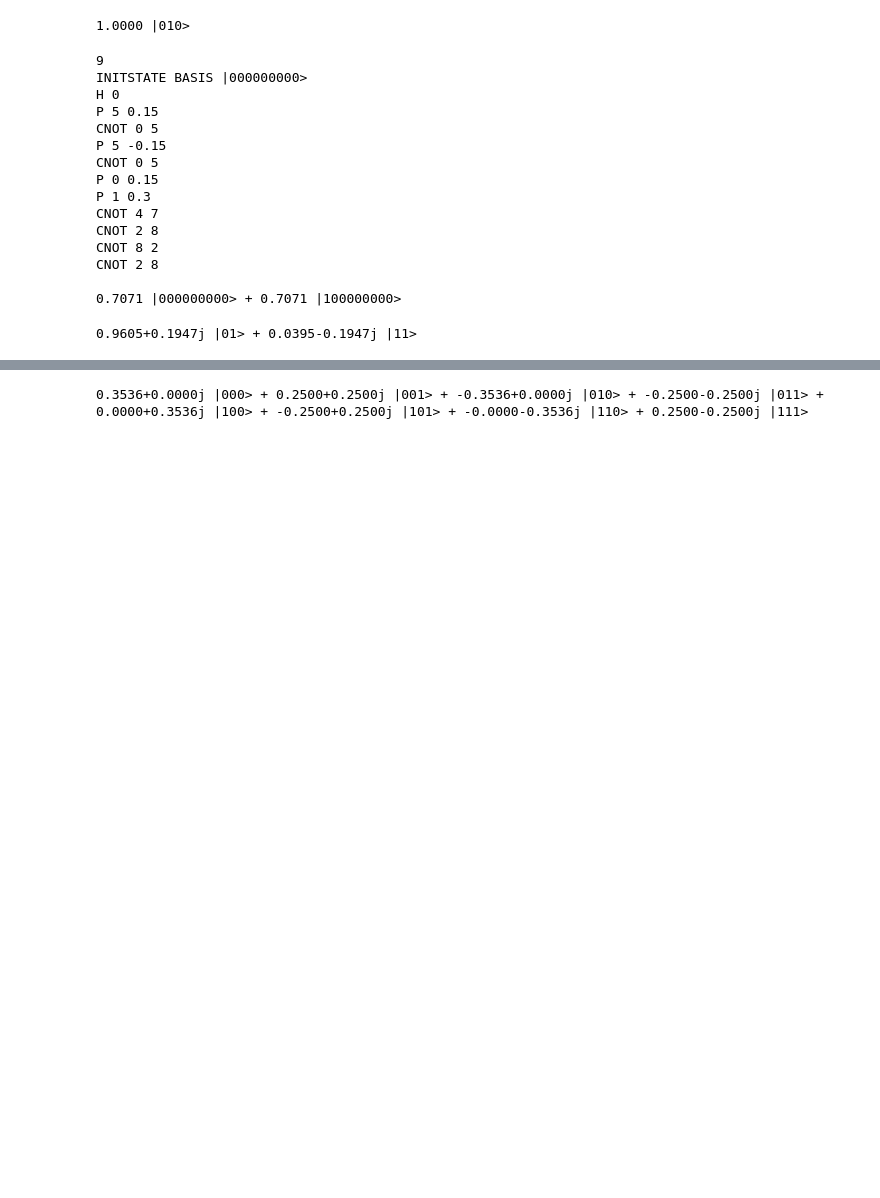
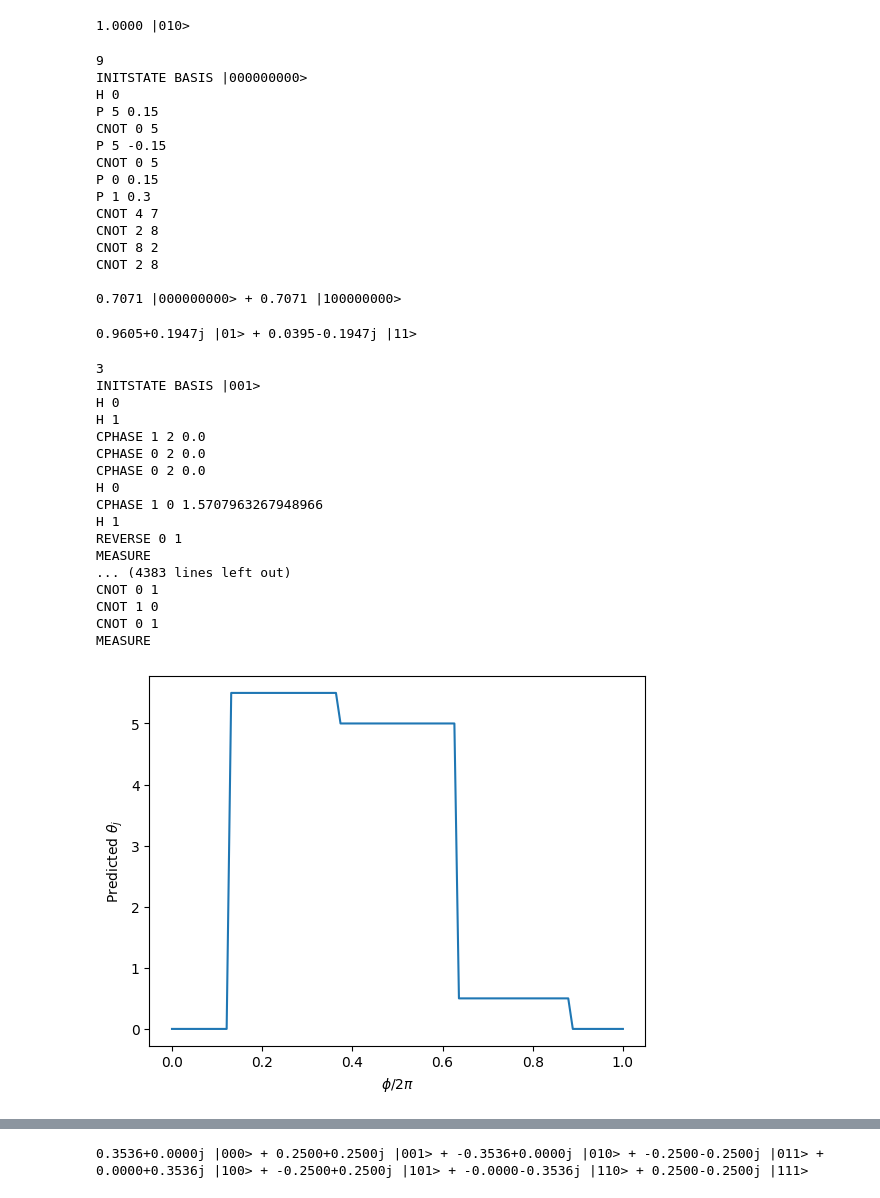
Before and after one commit to Goldartfrog/ComputationalPhysics, a Jupyter notebook: Project 1/qubits.ipynb, the cells around one changed output, grey strips where cells are left out. Cells and saved outputs as stored; diff of their text form; code cells hidden in the pictures; blank space fills up the shorter version.

```diff
--- a/Project 1/qubits.ipynb
+++ b/Project 1/qubits.ipynb
@@ -648,6 +767,57 @@ H 0'''
 PrettyPrintBinary(S.ReadAndProcessString(Precompile(firstPhaseEstimation)))
 # %% [output]
 0.9605+0.1947j |01> + 0.0395-0.1947j |11>
+# %%
+def makePlotofThetaPrediction(nMeasureWires):
+    phiMeasures = []
+
+
+    for i in range(100):
+        # i = 50
+        phi = 2 * i * np.pi / 100
+        startstate = ""
+        for i in range(nMeasureWires):
+            startstate += "0"
+        variedPhaseEstimation = f'''{nMeasureWires+1}\nINITSTATE BASIS |{startstate}1>\n'''
+        for j in range(nMeasureWires):
+            variedPhaseEstimation += f"H {j}\n"
+        for k in range(nMeasureWires - 1, -1, -1):
+            for l in range(2**(nMeasureWires-1-k)):
+                variedPhaseEstimation += f"CPHASE {k} {nMeasureWires} {phi}\n"
+        variedPhaseEstimation += invert(GenerateQFT(nMeasureWires))
+        variedPhaseEstimation += "MEASURE"
+        print(variedPhaseEstimation)
+        print()
+        print(Precompile(variedPhaseEstimation))
+        measures = S.ReadAndProcessString(Precompile(variedPhaseEstimation), measures=100)
+        phiMeasures.append(max(set(measures), key = list(measures).count))
+
+
+    y = [int(m[:-1])/2 for m in phiMeasures]
+    x = np.linspace(0, 1, num = 100)
+    plt.plot(x, y)
+    plt.xlabel(r"$\phi/2\pi$")
+    plt.ylabel(r"Predicted $\theta_j$")
+makePlotofThetaPrediction(2)
+# %% [output]
+3
+INITSTATE BASIS |001>
+H 0
+H 1
+CPHASE 1 2 0.0
+CPHASE 0 2 0.0
+CPHASE 0 2 0.0
+H 0
+CPHASE 1 0 1.5707963267948966
+H 1
+REVERSE 0 1
+MEASURE
+... (4383 lines left out)
+CNOT 0 1
+CNOT 1 0
+CNOT 0 1
+MEASURE
+[figure, added]
 # %%
 phiMeasures = []
 for i in range(100):
```
Also changed, not shown: parts of 20 cells of this notebook.
